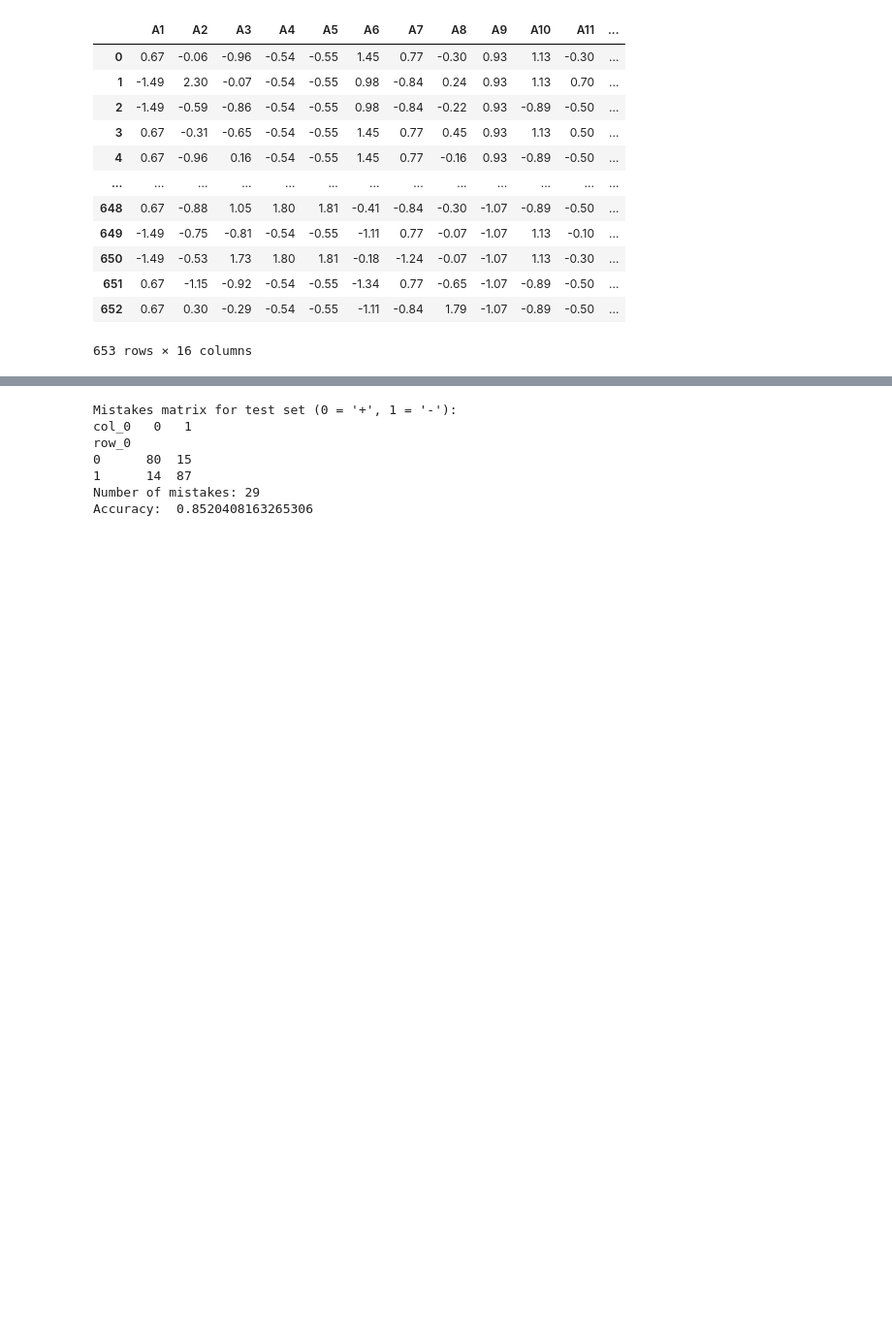
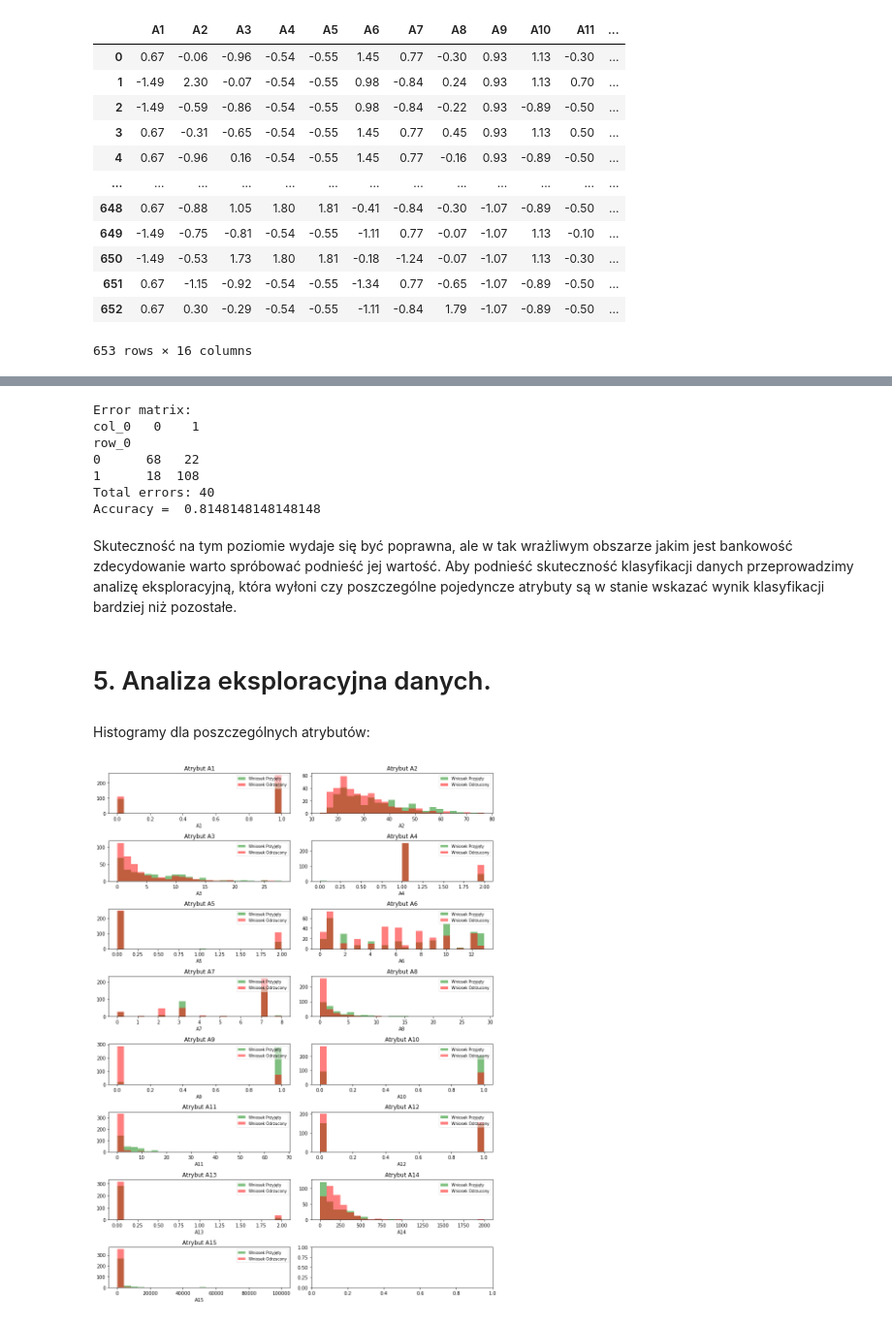
Before and after one commit to KamilSztandur/CreditApprovingBinaryClassifier, a Jupyter notebook: Solution.ipynb, the cells around one changed output, grey strips where cells are left out. Shown at 97% size. Cells and saved outputs as stored; diff of their text form; code cells hidden in the pictures; blank space fills up the shorter version.

```diff
--- a/Solution.ipynb
+++ b/Solution.ipynb
@@ -93,6 +130,8 @@ data
 | 689 | 1 | 35.00 | 3.38 | 1 | 0 | 1 | 3 | 8.29 | 0 | 0 | 0 | ... |
 653 rows × 16 columns
 # %%
+dataBeforeStand = data.astype('float')
+
 # Standaryzacja danych
 sc = StandardScaler()
 
@@ -152,21 +263,21 @@ testResult = classifier.predict(
 )
 # %%
 # Wyświetlenie wyniku pracy klasyfikatora
+
 testErrorMatrix = getErrorMatrix(dividedData, testResult)
-
-print('Mistakes matrix for test set (0 = \'+\', 1 = \'-\'):')
+print("Error matrix:")
 print(testErrorMatrix)
 
 totalErrors = getTotalErrors(testErrorMatrix)
-print('Number of mistakes: %d' % totalErrors)
+print("Total errors: %d" % totalErrors)
 
 accuracy = accuracy_score(dividedData['decisiveSetToTest'], testResult)
-print('Accuracy: ', accuracy)
+print("Accuracy = " , accuracy)
 # %% [output]
-Mistakes matrix for test set (0 = '+', 1 = '-'):
-col_0   0   1
+Error matrix:
+col_0   0    1
 row_0
-0      80  15
-1      14  87
-Number of mistakes: 29
-Accuracy:  0.8520408163265306
+0      68   22
+1      18  108
+Total errors: 40
+Accuracy =  0.8148148148148148
@@ -174,0 +284,42 @@ Accuracy:  0.8520408163265306
+# %% [markdown]
+Skuteczność na tym poziomie wydaje się być poprawna, ale w tak wrażliwym obszarze jakim jest bankowość zdecydowanie warto spróbować podnieść jej wartość. Aby podnieść skuteczność klasyfikacji danych przeprowadzimy analizę eksploracyjną, która wyłoni czy poszczególne pojedyncze atrybuty są w stanie wskazać wynik klasyfikacji bardziej niż pozostałe.
+# %% [markdown]
+# 5. Analiza eksploracyjna danych.
+# %% [markdown]
+Histogramy dla poszczególnych atrybutów:
+# %%
+# Tworzenie histogramu na podstawie danych sprzed standaryzacji, ale po kodowaniu
+feature_dict = {i : label for i, label in zip(range(15), dataBeforeStand.columns)}
+label_dict = {0 : 'Przyjęty', 1 : 'Odrzucony'}
+
+
+fig, axes = plt.subplots(nrows = 8, ncols = 2, figsize = (12, 16))
+for ax, cnt in zip(axes.ravel(), range(15)):
+    min_b = math.floor(np.min(dataBeforeStand.iloc[:, :-1].values[:,cnt]))
+    max_b = math.ceil(np.max(dataBeforeStand.iloc[:, :-1].values[:,cnt]))
+    bins = np.linspace(min_b, max_b, 25)
+
+    # Tworzenie kolorowego histogramu (kolor zielony - zatwierdzone, czerwony - odrzucone,
+    # brązowe - nakładające się wartości, tzn. zatwierdzone wnioski i odrzucone się na siebie nakładają)
+    for lab,col in zip(range(0,2), ('green', 'red')):
+        ax.hist(
+            dataBeforeStand.iloc[:, :-1].values[dataBeforeStand.iloc[:, -1].values == lab, cnt],
+            color = col,
+            label = 'Wniosek %s' % label_dict[lab],
+            bins = bins,
+            alpha = 0.5,
+        )
+
+    ylims = ax.get_ylim()
+
+    # Adnotacje wykresu
+    leg = ax.legend(loc = 'upper right', fancybox = True, fontsize = 8)
+    leg.get_frame().set_alpha(0.5)
+    ax.set_ylim([0, max(ylims) + 2])
+    ax.set_xlabel(feature_dict[cnt])
+    ax.set_title('Atrybut A%s' % str(cnt + 1))
+
+fig.tight_layout()
+plt.show()
+# %% [output]
+[figure, added]
```
Also changed, not shown: parts of 39 cells of this notebook.
